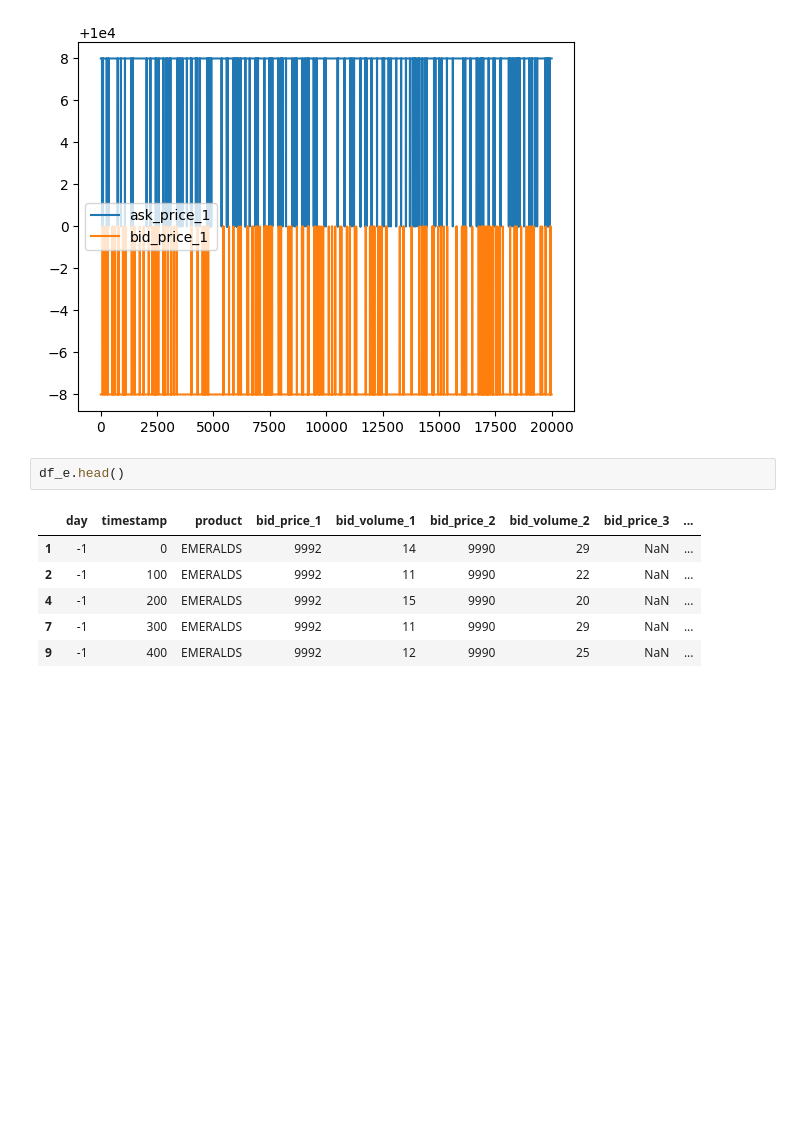
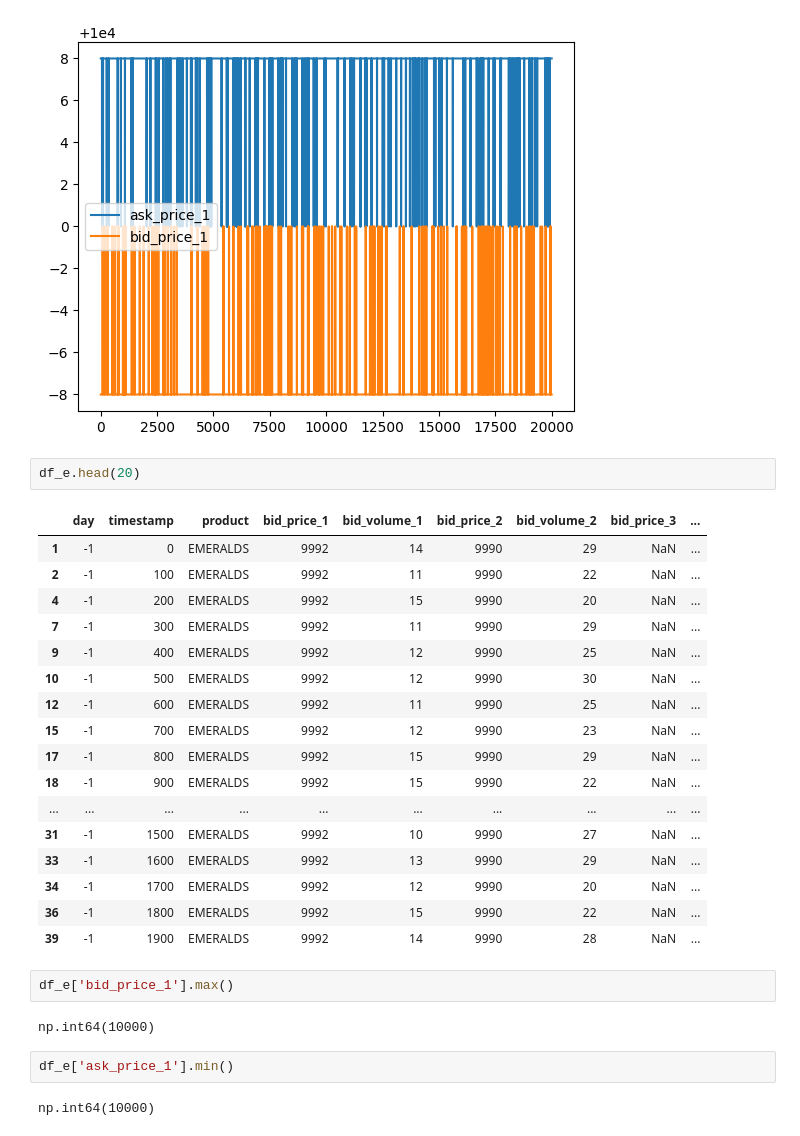
Before and after one commit to AlexnBray/imc_prosperity_tutorial, a Jupyter notebook: explore.ipynb, the cells around one changed output. Saved outputs shown, nothing was run; the diff lists cells and outputs as text; blank space fills up the shorter version.

```diff
--- a/explore.ipynb
+++ b/explore.ipynb
@@ -44,11 +44,30 @@ plt.show()
 # %% [output]
 [figure]
 # %%
-df_e.head()
+df_e.head(20)
 # %% [output]
 |  | day | timestamp | product | bid_price_1 | bid_volume_1 | bid_price_2 | bid_volume_2 | bid_price_3 | ... |
 | 1 | -1 | 0 | EMERALDS | 9992 | 14 | 9990 | 29 | NaN | ... |
 | 2 | -1 | 100 | EMERALDS | 9992 | 11 | 9990 | 22 | NaN | ... |
 | 4 | -1 | 200 | EMERALDS | 9992 | 15 | 9990 | 20 | NaN | ... |
 | 7 | -1 | 300 | EMERALDS | 9992 | 11 | 9990 | 29 | NaN | ... |
 | 9 | -1 | 400 | EMERALDS | 9992 | 12 | 9990 | 25 | NaN | ... |
+| 10 | -1 | 500 | EMERALDS | 9992 | 12 | 9990 | 30 | NaN | ... |
+| 12 | -1 | 600 | EMERALDS | 9992 | 11 | 9990 | 25 | NaN | ... |
+| 15 | -1 | 700 | EMERALDS | 9992 | 12 | 9990 | 23 | NaN | ... |
+| 17 | -1 | 800 | EMERALDS | 9992 | 15 | 9990 | 29 | NaN | ... |
+| 18 | -1 | 900 | EMERALDS | 9992 | 15 | 9990 | 22 | NaN | ... |
+| ... | ... | ... | ... | ... | ... | ... | ... | ... | ... |
+| 31 | -1 | 1500 | EMERALDS | 9992 | 10 | 9990 | 27 | NaN | ... |
+| 33 | -1 | 1600 | EMERALDS | 9992 | 13 | 9990 | 29 | NaN | ... |
+| 34 | -1 | 1700 | EMERALDS | 9992 | 12 | 9990 | 20 | NaN | ... |
+| 36 | -1 | 1800 | EMERALDS | 9992 | 15 | 9990 | 22 | NaN | ... |
+| 39 | -1 | 1900 | EMERALDS | 9992 | 14 | 9990 | 28 | NaN | ... |
+# %%
+df_e['bid_price_1'].max()
+# %% [output]
+np.int64(10000)
+# %%
+df_e['ask_price_1'].min()
+# %% [output]
+np.int64(10000)
```
Also changed, not shown: parts of 1 cell of this notebook, 1 other file.
